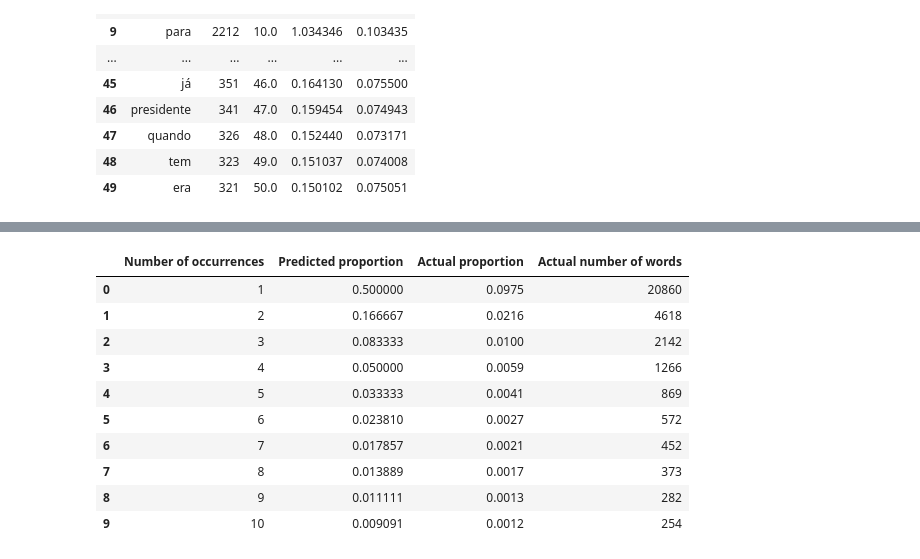
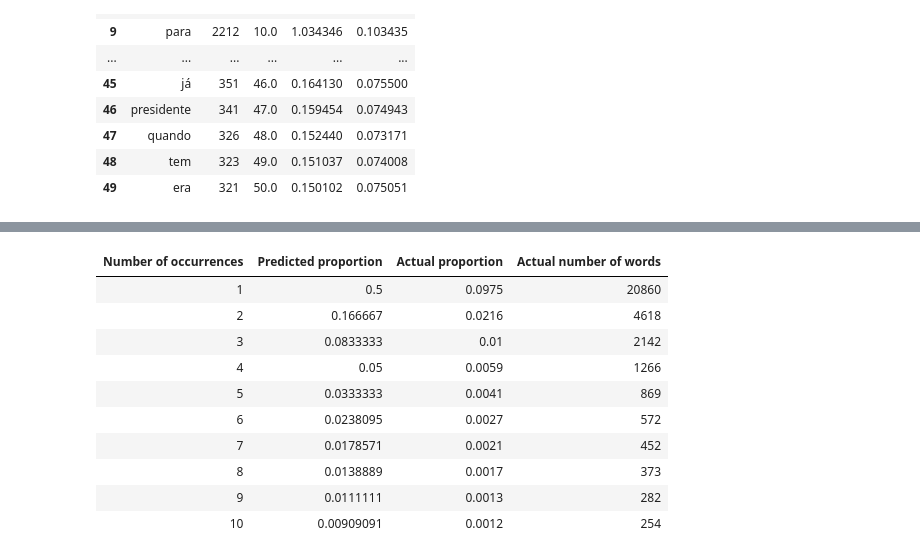
Before and after one commit to frnangelim/RI_JupyterNotebook, a Jupyter notebook: ativ2.ipynb, the cells around one changed output, grey strips where cells are left out. Saved outputs shown, nothing was run; the diff lists cells and outputs as text; code cells hidden in the pictures.

```diff
--- a/ativ2.ipynb
+++ b/ativ2.ipynb
@@ -63,26 +76,27 @@ table2.head(n = 50)
 # %%
 # Questão 4
 
 def getQtdWorsByFrequency(qtd_ocorrencias):
     return ((frequency == qtd_ocorrencias).sum())
 
 table4 = pd.DataFrame(columns=['Number of occurrences', 'Predicted proportion', 'Actual proportion', 'Actual number of words'])
 table4['Number of occurrences'] = range(1,11)
 table4['Predicted proportion'] = 1/(table4['Number of occurrences'] * (table4['Number of occurrences'] + 1))
 actualProportion = [round(float(getQtdWorsByFrequency(ocurr))/totalOcurrences, 4) for ocurr in range(1,11)]
 table4['Actual proportion'] = actualProportion
 table4['Actual number of words'] = [getQtdWorsByFrequency(ocurr) for ocurr in range(1,11)]
 
 table4.head(10)
+table4.style.hide_index()
 # %% [output]
-|  | Number of occurrences | Predicted proportion | Actual proportion | Actual number of words |
-| 0 | 1 | 0.500000 | 0.0975 | 20860 |
-| 1 | 2 | 0.166667 | 0.0216 | 4618 |
-| 2 | 3 | 0.083333 | 0.0100 | 2142 |
-| 3 | 4 | 0.050000 | 0.0059 | 1266 |
-| 4 | 5 | 0.033333 | 0.0041 | 869 |
-| 5 | 6 | 0.023810 | 0.0027 | 572 |
-| 6 | 7 | 0.017857 | 0.0021 | 452 |
-| 7 | 8 | 0.013889 | 0.0017 | 373 |
-| 8 | 9 | 0.011111 | 0.0013 | 282 |
-| 9 | 10 | 0.009091 | 0.0012 | 254 |
+| Number of occurrences | Predicted proportion | Actual proportion | Actual number of words |
+| 1 | 0.5 | 0.0975 | 20860 |
+| 2 | 0.166667 | 0.0216 | 4618 |
+| 3 | 0.0833333 | 0.01 | 2142 |
+| 4 | 0.05 | 0.0059 | 1266 |
+| 5 | 0.0333333 | 0.0041 | 869 |
+| 6 | 0.0238095 | 0.0027 | 572 |
+| 7 | 0.0178571 | 0.0021 | 452 |
+| 8 | 0.0138889 | 0.0017 | 373 |
+| 9 | 0.0111111 | 0.0013 | 282 |
+| 10 | 0.00909091 | 0.0012 | 254 |
```
Also changed, not shown: parts of 4 cells of this notebook.
